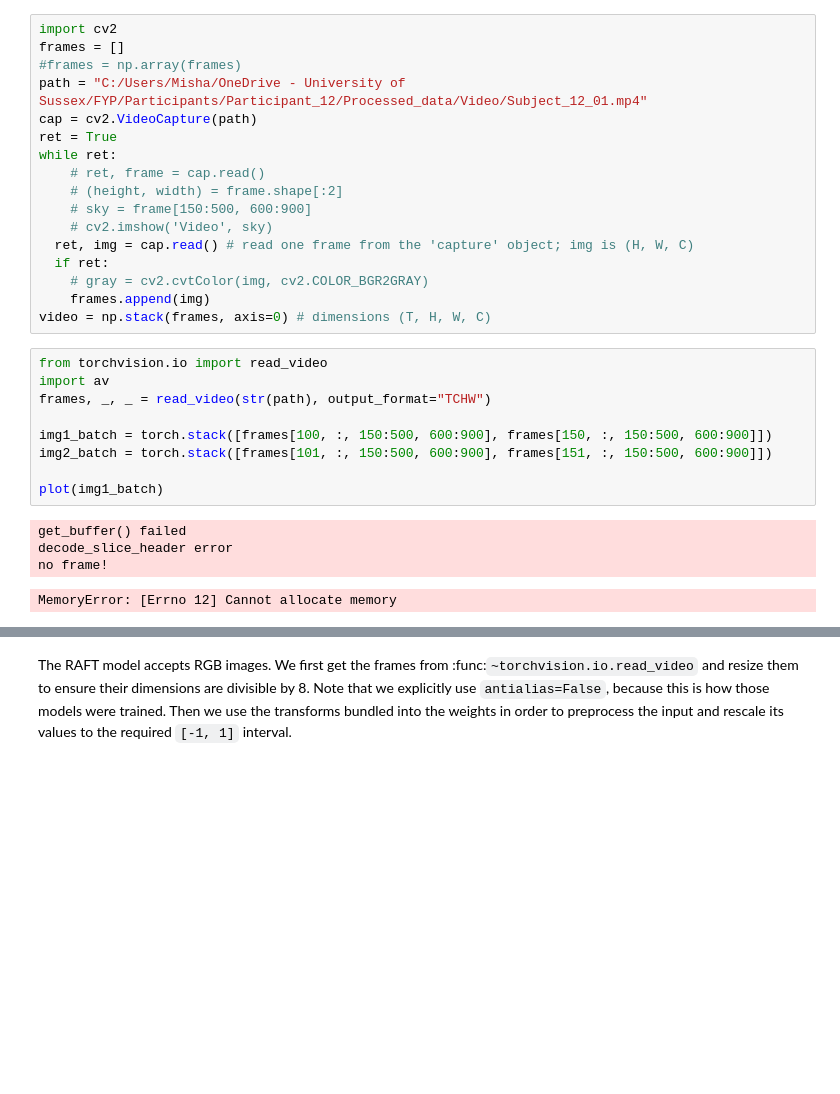
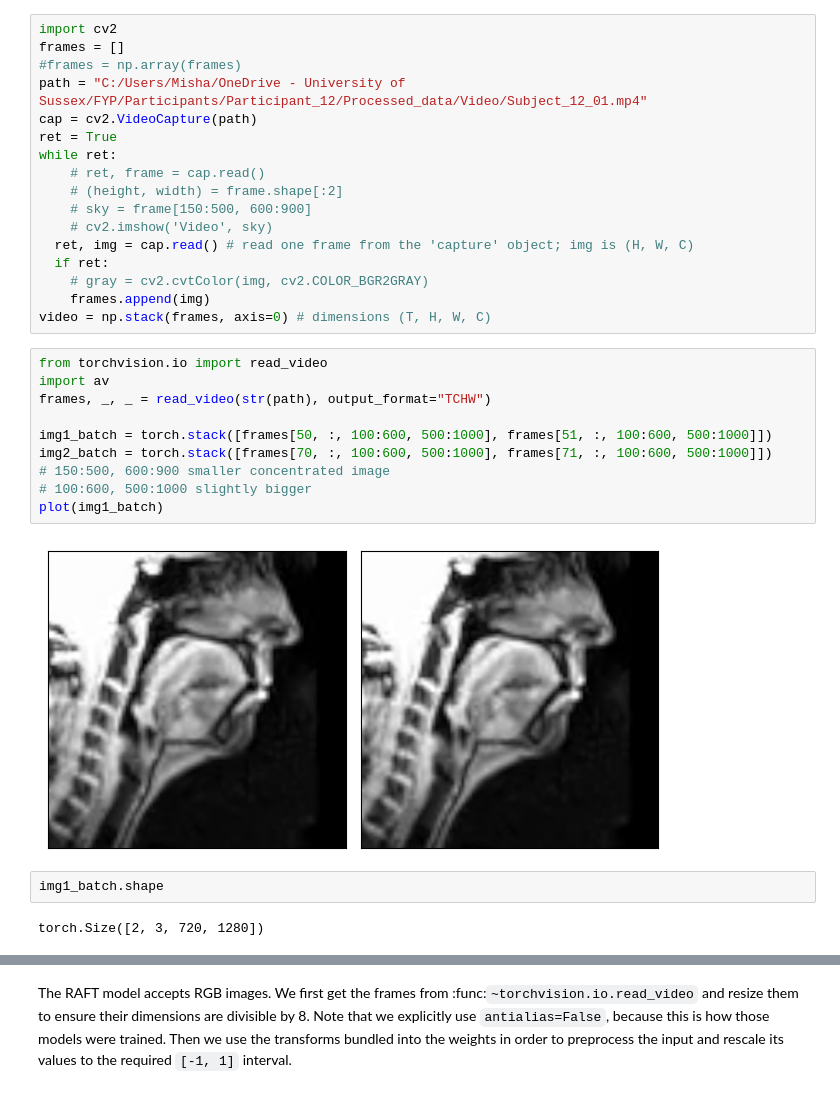
Before and after one commit to mishined/FYP, a Jupyter notebook: RAFT_optical_flow.ipynb, the cells around one changed output, grey strips where cells are left out. Cells and saved outputs as stored; diff of their text form; blank space fills up the shorter version.

```diff
--- a/RAFT_optical_flow.ipynb
+++ b/RAFT_optical_flow.ipynb
@@ -86,14 +86,16 @@ video = np.stack(frames, axis=0) # dimensions (T, H, W, C)
 # %%
 from torchvision.io import read_video
 import av
 frames, _, _ = read_video(str(path), output_format="TCHW")
 
-img1_batch = torch.stack([frames[100, :, 150:500, 600:900], frames[150, :, 150:500, 600:900]])
-img2_batch = torch.stack([frames[101, :, 150:500, 600:900], frames[151, :, 150:500, 600:900]])
-
+img1_batch = torch.stack([frames[50, :, 100:600, 500:1000], frames[51, :, 100:600, 500:1000]])
+img2_batch = torch.stack([frames[70, :, 100:600, 500:1000], frames[71, :, 100:600, 500:1000]])
+# 150:500, 600:900 smaller concentrated image
+# 100:600, 500:1000 slightly bigger
 plot(img1_batch)
 # %% [output]
-get_buffer() failed
-decode_slice_header error
-no frame!
-MemoryError: [Errno 12] Cannot allocate memory
+[figure, added]
+# %%
+img1_batch.shape
+# %% [output]
+torch.Size([2, 3, 720, 1280])
```
Also changed, not shown: parts of 9 cells of this notebook, 2 other files.
